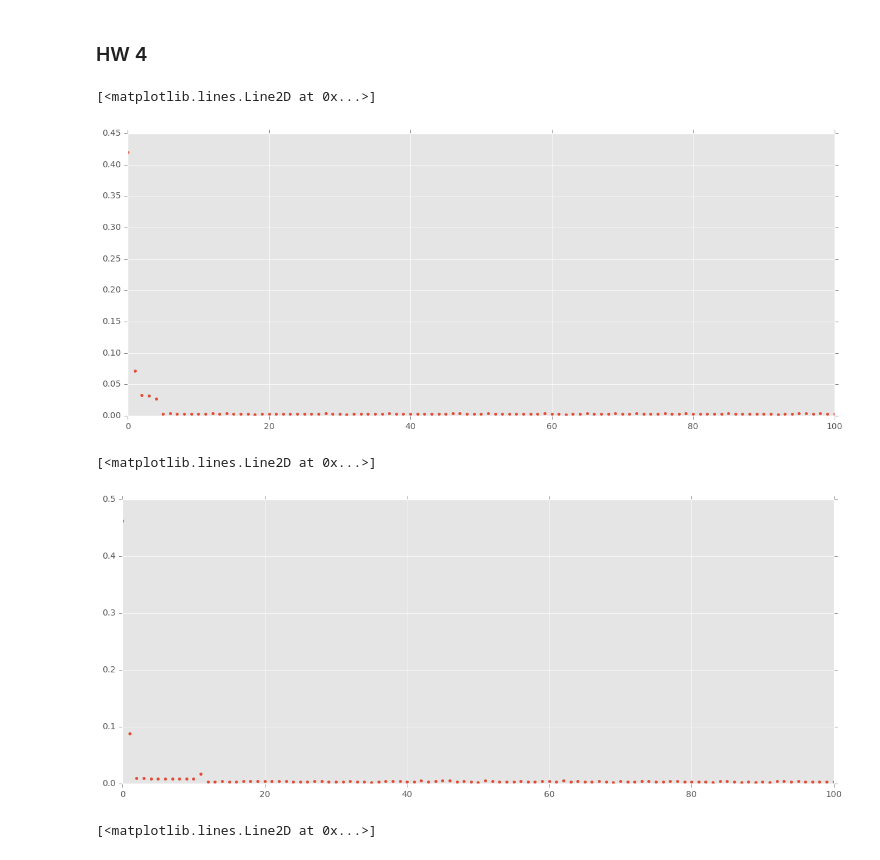
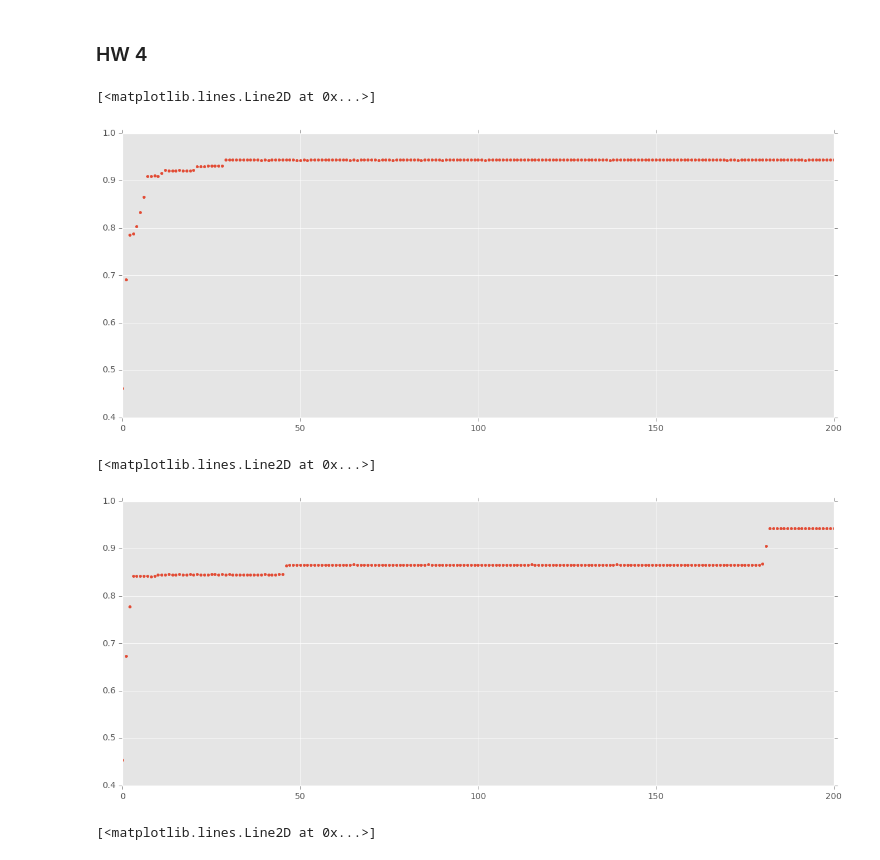
Before and after one commit to bobirdmi/MI-PAA, a Jupyter notebook: hw4.ipynb, the cells around one changed output. Saved outputs shown, nothing was run; the diff lists cells and outputs as text; code cells hidden in the pictures.

```diff
--- a/hw4.ipynb
+++ b/hw4.ipynb
@@ -114,9 +119,9 @@ dictn4 = load_pickle_file(result_file4)
 ### Or run a new computation
 # %%
 # n_list = [4,10,15,20,22,25,27,30,32,35,37,40]
-n_list = [20]
+n_list = [32]
 
-generation_num = 100
+generation_num = 200
 population_size = 1000
 
 file_inst_template = './data/inst/knap_{}.inst.dat'
@@ -156,15 +161,15 @@ dictn4 = load_pickle_file(result_file4)
 # %%
 x = [x for x in range(generation_num + 1)]
 # %%
-plt.plot(x, dictn4[20], '.')
+plt.plot(x, dictn4[32], '.')
 # %% [output]
 [<matplotlib.lines.Line2D at 0x...>]
-[figure, old version]
+[figure, new version]
 # %%
-plt.plot(x, dictn4[15], '.')
+plt.plot(x, dictn4[32], '.')
 # %% [output]
 [<matplotlib.lines.Line2D at 0x...>]
-[figure, old version]
+[figure, new version]
 # %%
 plt.plot(x, dictn4[15], '.')
 # %% [output]
```
Also changed, not shown: parts of 2 cells of this notebook.
